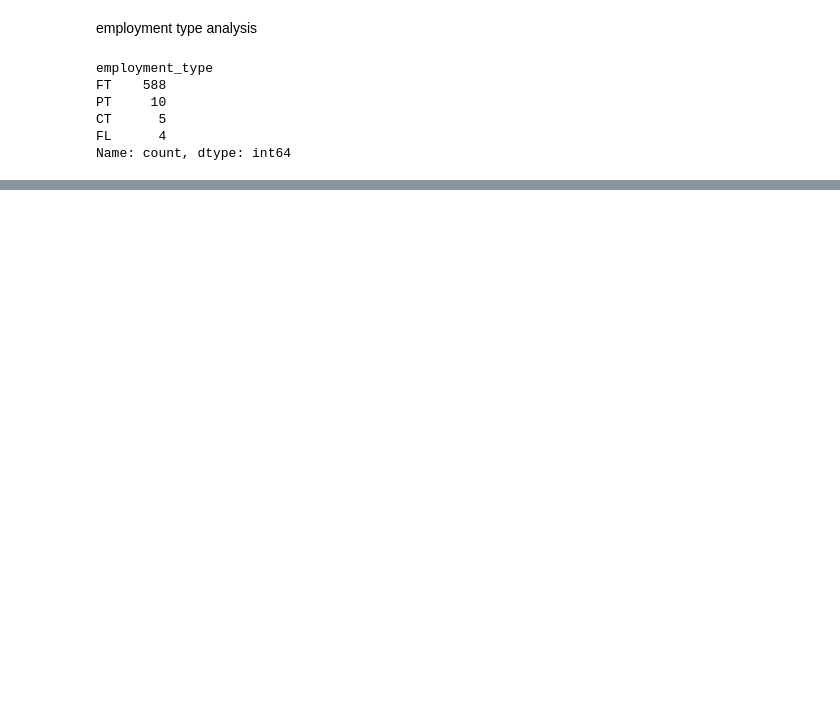
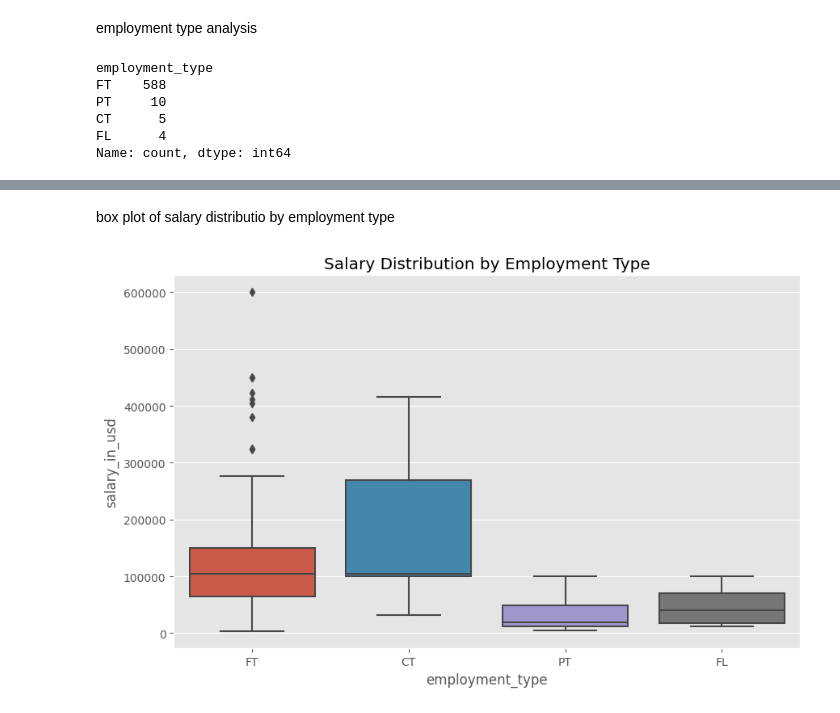
Before and after one commit to ed-gar-k/Phase-2-project, a Jupyter notebook: Untitled.ipynb, the cells around one changed output, grey strips where cells are left out. Drawn from its saved outputs; the diff is of its cells as text; code cells hidden in the pictures; blank space fills up the shorter version.

```diff
--- a/Untitled.ipynb
+++ b/Untitled.ipynb
@@ -139,0 +328,10 @@ lowest_salary_by_employment_type
+# %% [markdown]
+box plot of salary distributio by employment type
+# %%
+# plotting a distribution chart by employment type
+plt.figure(figsize=(10, 6))
+sns.boxplot(x='employment_type', y='salary_in_usd', data=ds)
+plt.title('Salary Distribution by Employment Type')
+plt.show()
+# %% [output]
+[figure, added]
```
Also changed, not shown: parts of 34 cells of this notebook.
